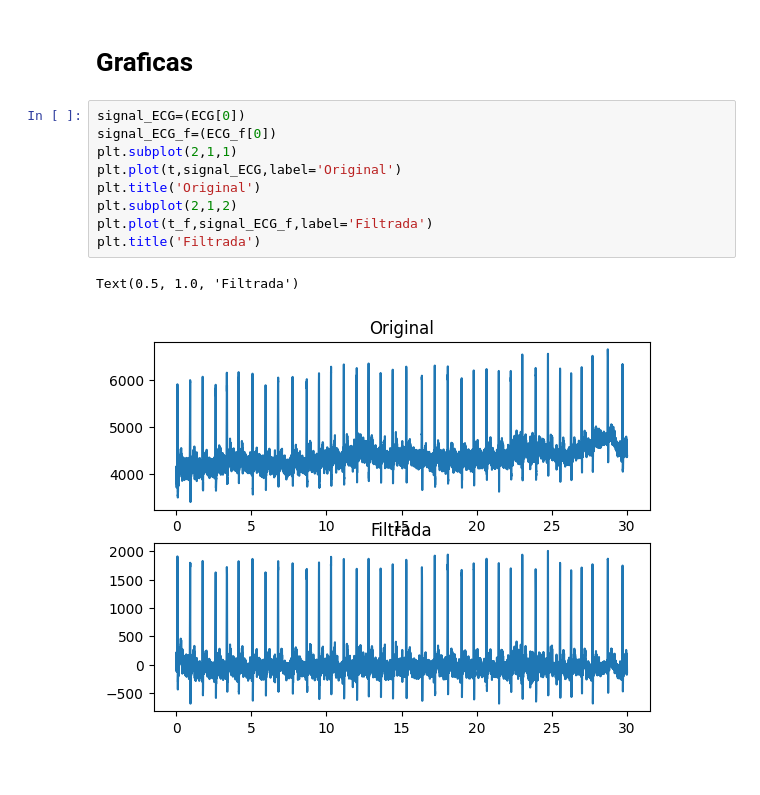
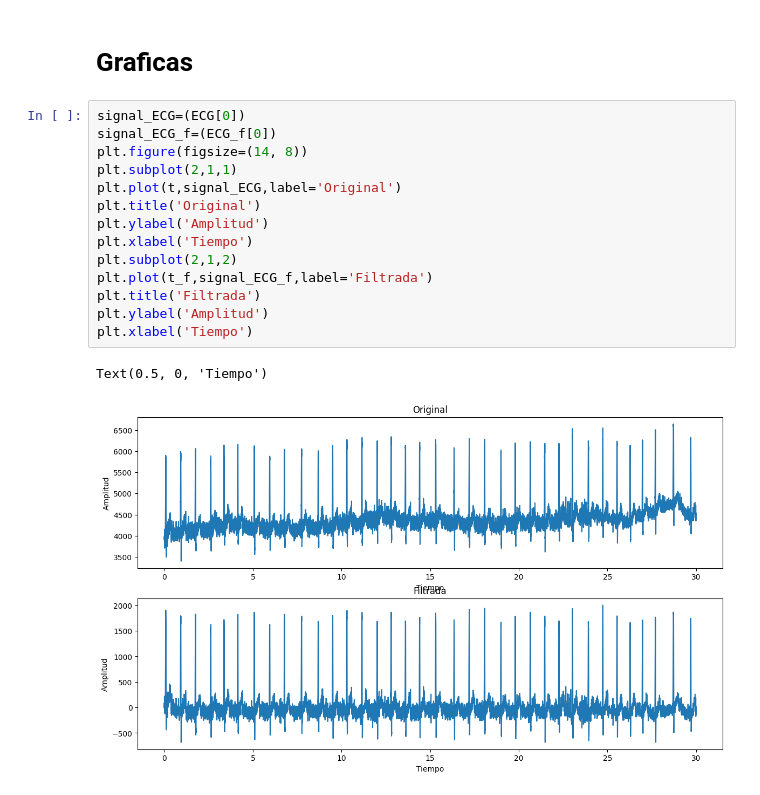
Before and after one commit to ZamantaEst/Lab_Biosenales, a Jupyter notebook: P3/P3_G2_Isabela_Zamanta.ipynb, the cells around one changed output. Drawn from its saved outputs; the diff is of its cells as text.

```diff
--- a/P3/P3_G2_Isabela_Zamanta.ipynb
+++ b/P3/P3_G2_Isabela_Zamanta.ipynb
@@ -59,12 +60,17 @@ print(len(ECG_f[0]))
 # %%
 signal_ECG=(ECG[0])
 signal_ECG_f=(ECG_f[0])
+plt.figure(figsize=(14, 8))
 plt.subplot(2,1,1)
 plt.plot(t,signal_ECG,label='Original')
 plt.title('Original')
+plt.ylabel('Amplitud')
+plt.xlabel('Tiempo')
 plt.subplot(2,1,2)
 plt.plot(t_f,signal_ECG_f,label='Filtrada')
 plt.title('Filtrada')
+plt.ylabel('Amplitud')
+plt.xlabel('Tiempo')
 # %% [output]
-Text(0.5, 1.0, 'Filtrada')
+Text(0.5, 0, 'Tiempo')
-[figure, old version]
+[figure, new version]
```
Also changed, not shown: parts of 31 cells of this notebook.
